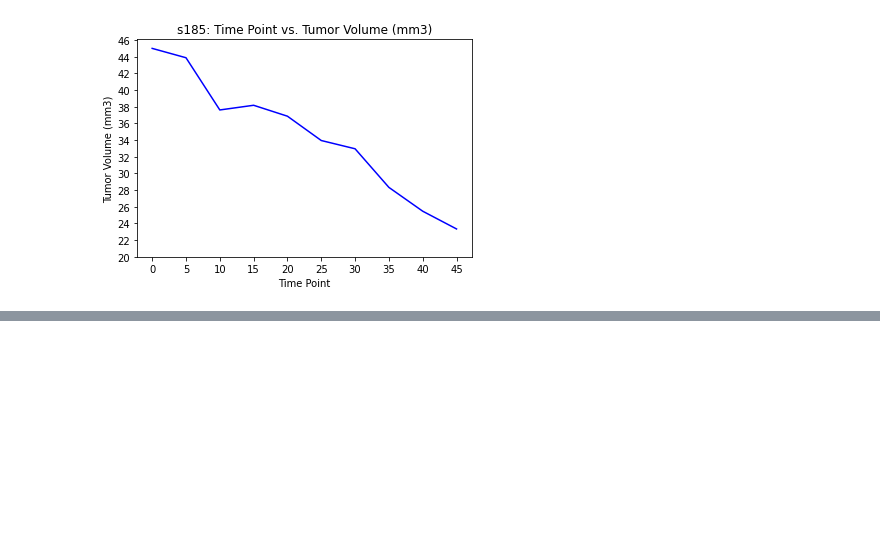
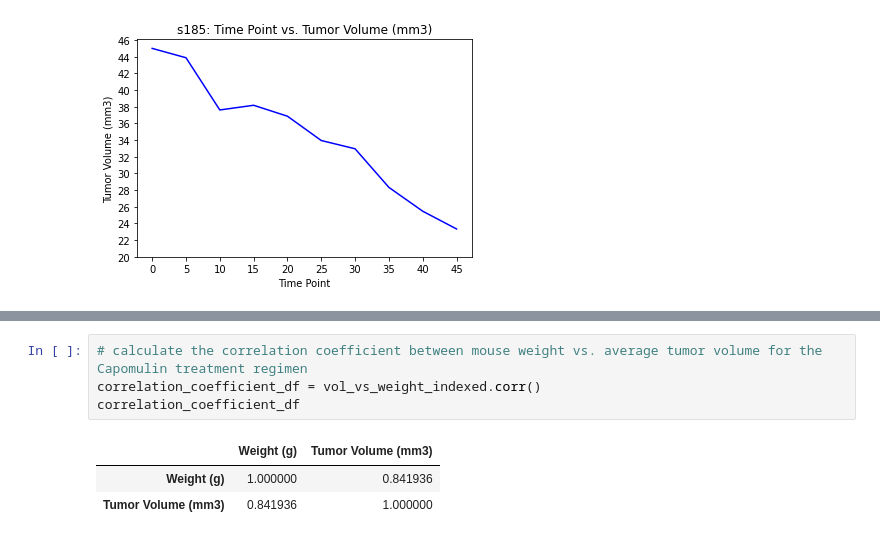
Before and after one commit to KinlayD/matplotlib-challenge, a Jupyter notebook: pymaceuticals.ipynb, the cells around one changed output, grey strips where cells are left out. Cells and saved outputs as stored; diff of their text form; blank space fills up the shorter version.

Commit message:
correlation coefficient

```diff
--- a/pymaceuticals.ipynb
+++ b/pymaceuticals.ipynb
@@ -223,0 +280,8 @@ vol_vs_weight_indexed.plot(kind="scatter", x="Weight (g)", y="Tumor Volume (mm3)
+# %%
+# calculate the correlation coefficient between mouse weight vs. average tumor volume for the Capomulin treatment regimen
+correlation_coefficient_df = vol_vs_weight_indexed.corr()
+correlation_coefficient_df
+# %% [output]
+|  | Weight (g) | Tumor Volume (mm3) |
+| Weight (g) | 1.000000 | 0.841936 |
+| Tumor Volume (mm3) | 0.841936 | 1.000000 |
```
Also changed, not shown: parts of 4 cells of this notebook.
